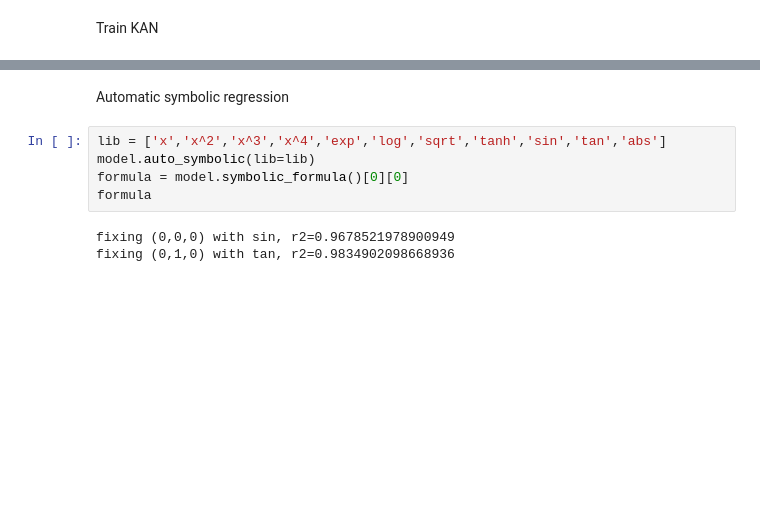
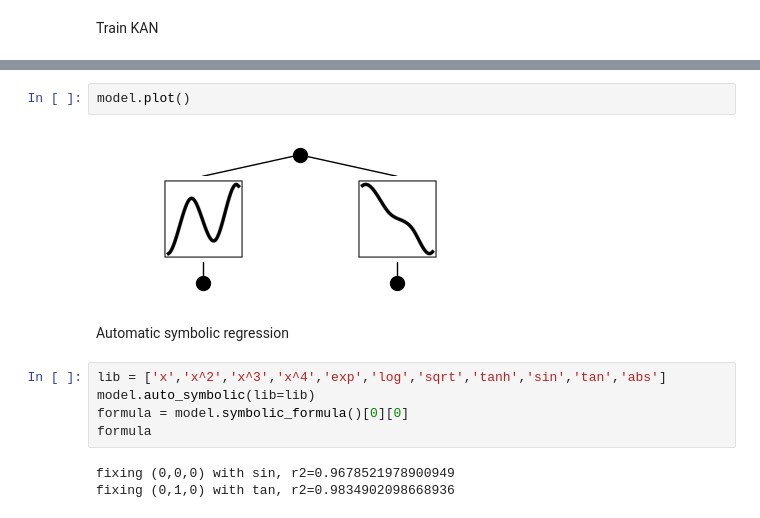
Before and after one commit to pengqianhan/pykan-pq, a Jupyter notebook: tutorials/Example_3_classfication.ipynb, the cells around one changed output, grey strips where cells are left out. Cells and saved outputs as stored; diff of their text form; blank space fills up the shorter version.

```diff
--- a/tutorials/Example_3_classfication.ipynb
+++ b/tutorials/Example_3_classfication.ipynb
@@ -48,3 +48,7 @@ results['train_acc'][-1], results['test_acc'][-1]
+# %%
+model.plot()
+# %% [output]
+[figure, added]
 # %% [markdown]
 Automatic symbolic regression
 # %%
```
Also changed, not shown: parts of 4 cells of this notebook, 1 other file.
